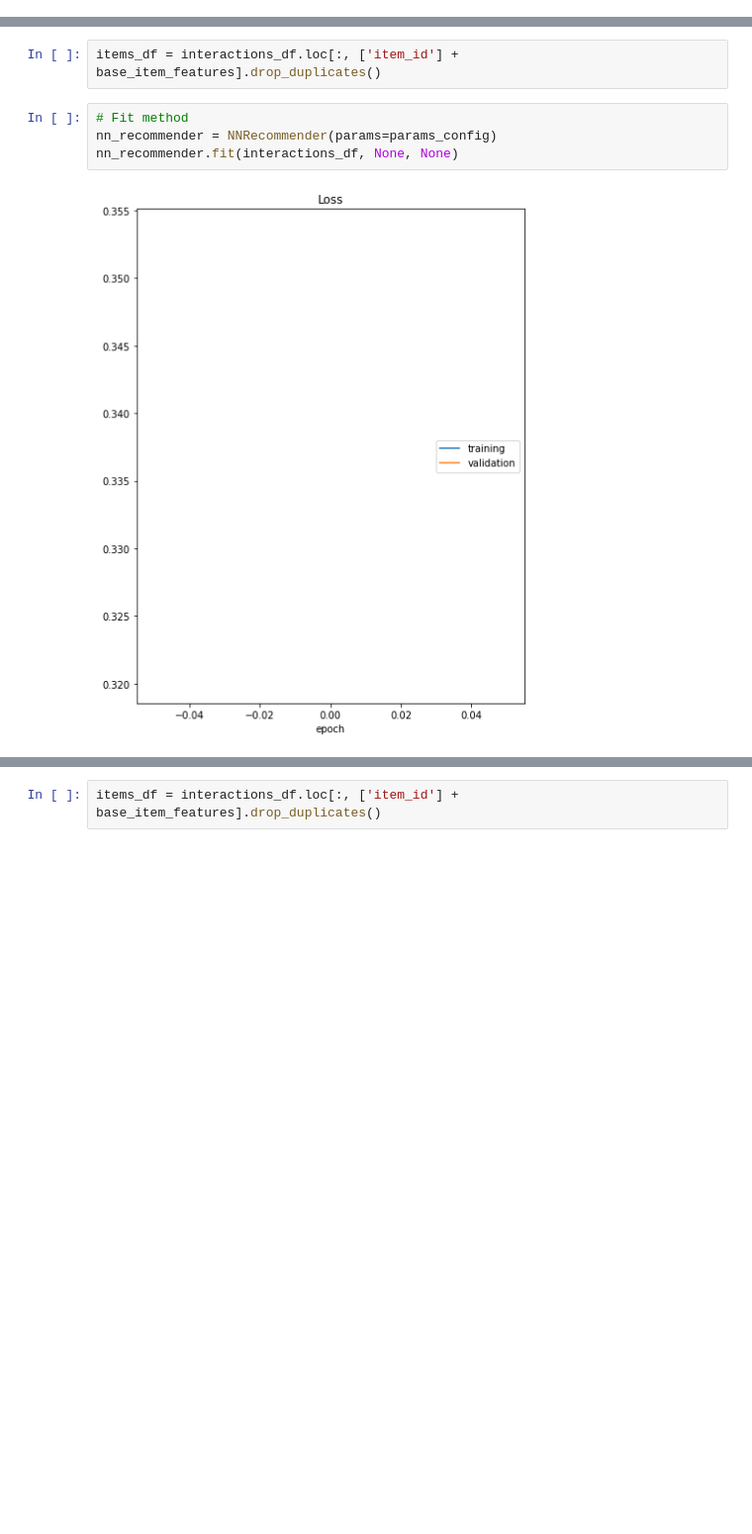
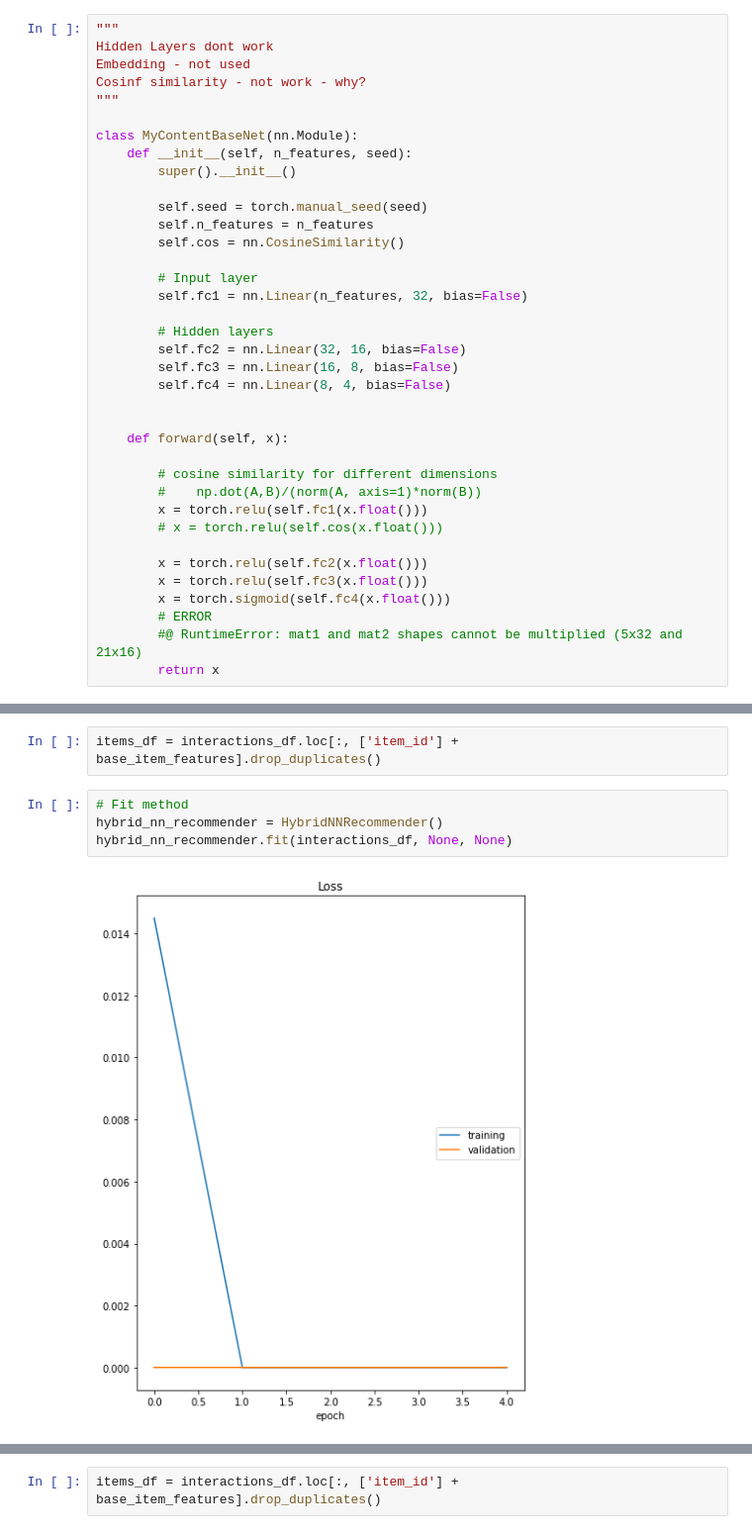
Before and after one commit to kabix09/NeuralNetworkHotelRecommender, a Jupyter notebook: project_2_recommender_and_evaluation.ipynb, the cells around one changed output, grey strips where cells are left out. Shown at 99% size. Drawn from its saved outputs; the diff is of its cells as text; blank space fills up the shorter version.

```diff
--- a/project_2_recommender_and_evaluation.ipynb
+++ b/project_2_recommender_and_evaluation.ipynb
@@ -382,4 +382,41 @@ class NeuMFModel(nn.Module):
         x = torch.sigmoid(self.fc(x))
 
         return x
+# %%
+"""
+Hidden Layers dont work
+Embedding - not used
+Cosinf similarity - not work - why?
+"""
+
+class MyContentBaseNet(nn.Module):
+    def __init__(self, n_features, seed):
+        super().__init__()
+
+        self.seed = torch.manual_seed(seed)
+        self.n_features = n_features
+        self.cos = nn.CosineSimilarity()
+
+        # Input layer
+        self.fc1 = nn.Linear(n_features, 32, bias=False)
+
+        # Hidden layers
+        self.fc2 = nn.Linear(32, 16, bias=False)
+        self.fc3 = nn.Linear(16, 8, bias=False)
+        self.fc4 = nn.Linear(8, 4, bias=False)
+
+
+    def forward(self, x):
+
+        # cosine similarity for different dimensions
+        #    np.dot(A,B)/(norm(A, axis=1)*norm(B))
+        x = torch.relu(self.fc1(x.float()))
+        # x = torch.relu(self.cos(x.float()))
+
+        x = torch.relu(self.fc2(x.float()))
+        x = torch.relu(self.fc3(x.float()))
+        x = torch.sigmoid(self.fc4(x.float()))
+        # ERROR
+        #@ RuntimeError: mat1 and mat2 shapes cannot be multiplied (5x32 and 21x16)
+        return x
 # %%
@@ -684,8 +705,8 @@ class NNRecommender(Recommender):
 items_df = interactions_df.loc[:, ['item_id'] + base_item_features].drop_duplicates()
 # %%
 # Fit method
-nn_recommender = NNRecommender(params=params_config)
-nn_recommender.fit(interactions_df, None, None)
+hybrid_nn_recommender = HybridNNRecommender()
+hybrid_nn_recommender.fit(interactions_df, None, None)
 # %% [output]
-[figure, old version]
+[figure, new version]
 Loss
```
Also changed, not shown: parts of 20 cells of this notebook.
